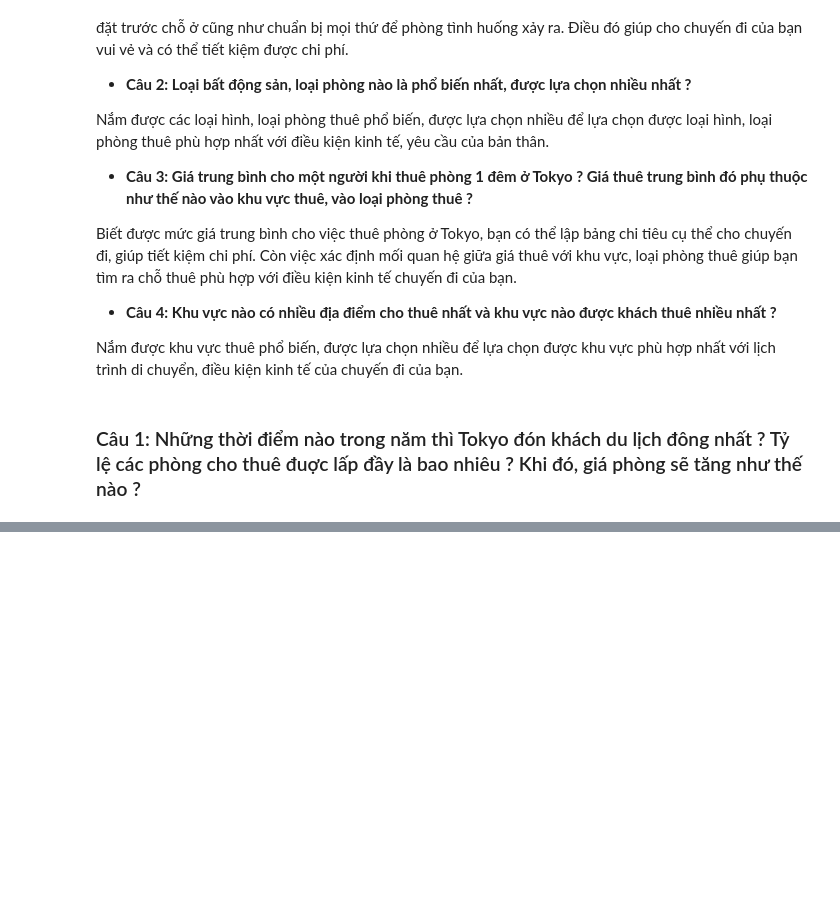
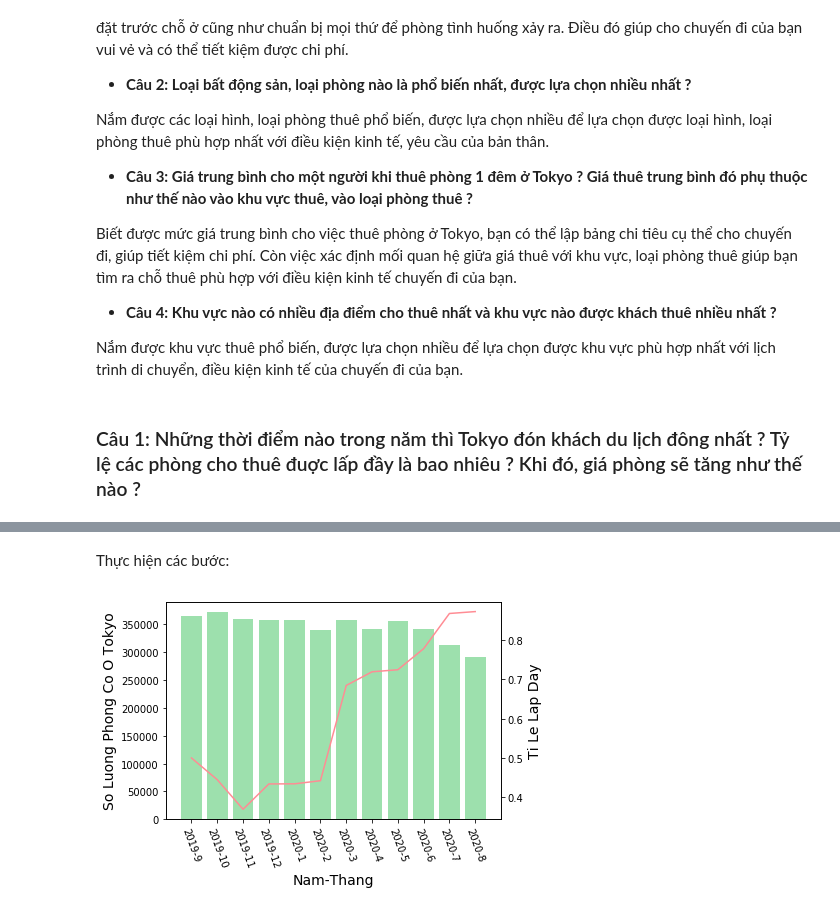
Before and after one commit to Tuyetmayy2410/LTKHDL_FinalProject, a Jupyter notebook: 1712892-NguyenThiTuyet.ipynb, the cells around one changed output, grey strips where cells are left out. Saved outputs shown, nothing was run; the diff lists cells and outputs as text; code cells hidden in the pictures; blank space fills up the shorter version.

```diff
--- a/1712892-NguyenThiTuyet.ipynb
+++ b/1712892-NguyenThiTuyet.ipynb
@@ -497,0 +513,32 @@ Nắm được khu vực thuê phổ biến, được lựa chọn nhiều để
+# %%
+#Tao cot tuong ung voi gia tri t/f trong cot avaiable
+df_ABCalendar['available_t'] = df_ABCalendar['available'].apply(lambda x: 1 if x == 't' else 0)
+df_ABCalendar['available_f'] = df_ABCalendar['available'].apply(lambda x: 1 if x == 'f' else 0)
+df_ABCalendar['available_total'] = df_ABCalendar['available'].apply(lambda x: 1 if x == 'f' else 1)
+# %% [markdown]
+Thực hiện các bước:
+# %%
+#Buoc 1:Tao df_temp tu df_ABCalendar
+df_temp = df_ABCalendar[['available_t','available_f', 'available_total', 'date']].set_index(df_ABCalendar['date'])
+df_temp = df_temp.set_index([df_temp.index.year, df_temp.index.month, df_temp.index])
+df_temp.index.names = ['year', 'month', 'date']
+#Buoc 2:Tao df_sum_calendar thong qua buoc tinh tong theo thang, nam
+df_sum_calendar = df_temp.sum(level=['year', 'month'])
+df_sum_calendar['occupancy rate'] = df_temp['available_f'].mean(level=['year', 'month'])
+df_sum_calendar = df_sum_calendar.reset_index()
+#Them cot date tong hop thang, nam
+df_sum_calendar['year'] = df_sum_calendar['year'].astype('str')
+df_sum_calendar['month'] = df_sum_calendar['month'].astype('str')
+df_sum_calendar['date'] = df_sum_calendar['year'].str.cat(df_sum_calendar['month'], sep='-')
+# %%
+#Buoc 3:Ve bieu do ket hop de the hien
+fig, ax1 = plt.subplots()
+plt.xticks(rotation=-70)
+ax2 = ax1.twinx()
+ax1.bar(df_sum_calendar['date'].iloc[1:], df_sum_calendar['available_total'].iloc[1:], color="#9DE0AD")
+ax2.plot(df_sum_calendar['date'].iloc[1:], df_sum_calendar['occupancy rate'].iloc[1:], color="#FF8C94")
+ax1.set_xlabel('Nam-Thang', fontsize = 14)
+ax1.set_ylabel('So Luong Phong Co O Tokyo', fontsize = 14)
+ax2.set_ylabel('Ti Le Lap Day', fontsize = 14);
+# %% [output]
+[figure, added]
```
Also changed, not shown: parts of 5 cells of this notebook.
